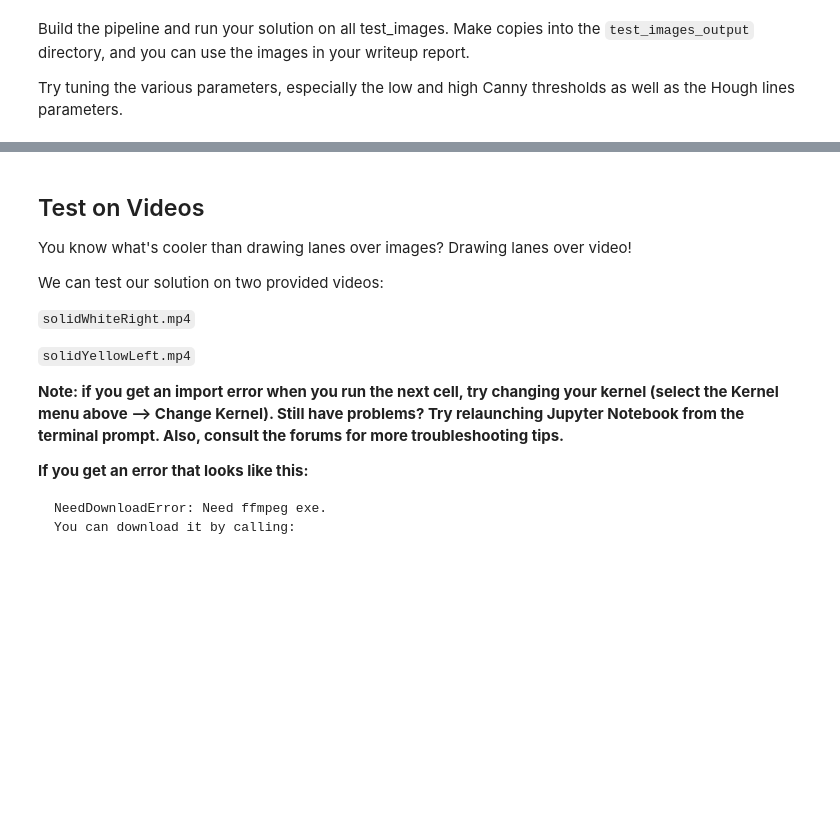
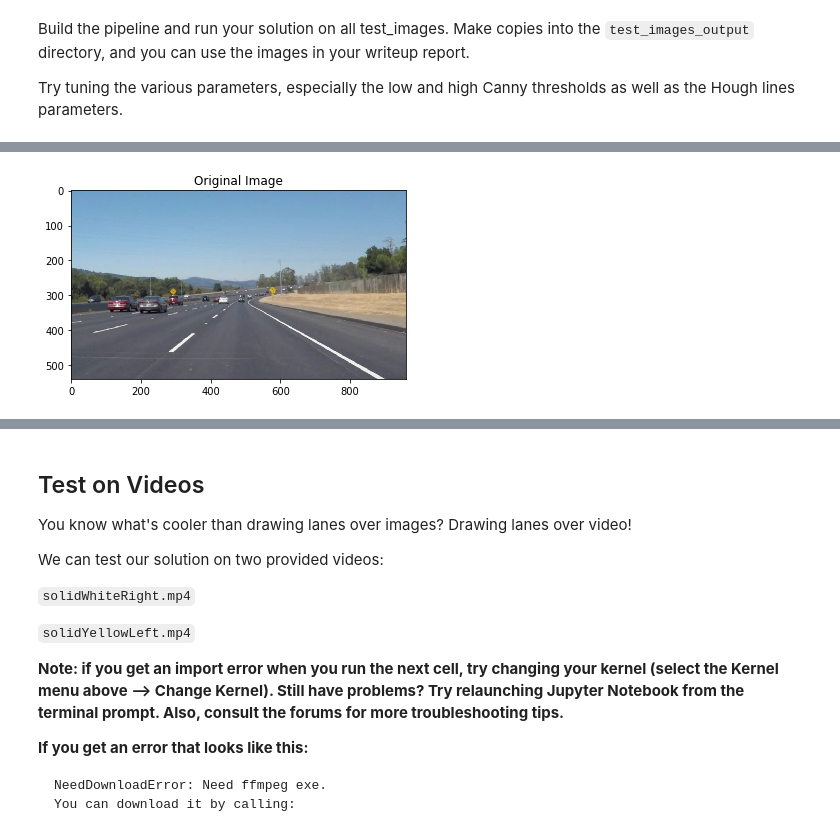
Before and after one commit to Quartzing/CarND-LaneLines-P1, a Jupyter notebook: P1.ipynb, the cells around one changed output, grey strips where cells are left out. Drawn from its saved outputs; the diff is of its cells as text; code cells hidden in the pictures; blank space fills up the shorter version.

Commit message:
checked

```diff
--- a/P1.ipynb
+++ b/P1.ipynb
@@ -141,7 +141,15 @@ def draw_lines(img, lines, color=[255, 0, 0], thickness=2):
     If you want to make the lines semi-transparent, think about combining
     this function with the weighted_img() function below
     """
+    def getSlop(line):
+        x1,y1,x2,y2 = line
+
+        slop = (y2-y1)/(x2-x1)
+        return slop
+
     for line in lines:
+        slop = getSlop(line)
+
         for x1,y1,x2,y2 in line:
             cv2.line(img, (x1, y1), (x2, y2), color, thickness)
 
@@ -221,0 +203,86 @@ Try tuning the various parameters, especially the low and high Canny thresholds
+# %%
+# TODO: Build your pipeline that will draw lane lines on the test_images
+# then save them to the test_images directory.
+# create output dir
+# output dir name
+output_dir = 'test_images_output'
+# check if dir exist
+# if no then create
+try:
+    os.mkdir(output_dir)
+except:
+    print('Output folder ', output_dir, ' exists.')
+
+# fun: open img
+def readImg(filename):
+    return mpimg.imread(filename)
+
+# fun: save img
+def saveImg(path, img):
+    cv2.imwrite(path, img)
+# fun: debug img
+def debugImg(img, debug=False, helpword = ''):
+    if debug:
+        plt.imshow(img)
+        plt.title(helpword)
+        plt.show()
+
+# fun: process one img
+def laneDetect(initial_img, debug=False):
+# change img to grey scale
+
+    img = grayscale(initial_img)
+    m, n = img.shape
+    if debug:
+        print(img.shape)
+    debugImg(initial_img, debug, 'Original Image')
+    debugImg(img, debug, 'grey scale')
+# apply gaussian blur
+    kernel_size = 7
+    img = gaussian_blur(img, kernel_size)
+    debugImg(img, debug, 'Gaussian blur')
+# apply canny edge detection
+    low_threshold = 50
+    high_threshold = 100
+    img = canny(img, low_threshold, high_threshold)
+    debugImg(img, debug, 'Canny edge detection')
+# apply roi
+    vertices = np.array([[[m, 0],
+                         [200, 400],
+                         [200, 500],
+                         [n,m]]], dtype = np.int32)
+    img = region_of_interest(img, vertices)
+    debugImg(img, debug, 'After applying ROI')
+# apply Hough transformation
+    rho = 1
+    theta = np.pi / 180
+    threshold = 50
+    min_line_len = 100
+    max_line_gap = 50
+    lines_img = hough_lines(img, rho, theta, threshold, min_line_len, max_line_gap)
+    debugImg(lines_img, debug, 'Lines from Hough transformation')
+# combine lines and original img
+    img = weighted_img(lines_img, initial_img, α=0.8, β=1., λ=0.)
+    debugImg(img, debug, 'Resulting image')
+# return new img
+    return img
+
+img = readImg('test_images/solidWhiteCurve.jpg')
+img = laneDetect(img, debug = True)
+plt.imshow(img)
+# fun: process one folder
+def laneDetectBatch(src, dst):
+# get file list
+    filelist = os.listdir(src)
+# for each file
+    for filename in filelist:
+# if is image
+# process
+        print('Processing ', filename, '...')
+        filepath = os.path.join(src, filename)
+        img = readImg(filepath)
+        img = laneDetect(img)
+# save results
+        savepath = os.path.join(dst, filename)
+        saveImg(savepath, img)
+# %% [output]
@@ -221,0 +291 @@ Try tuning the various parameters, especially the low and high Canny thresholds
+[figure, added]
```
Also changed, not shown: parts of 3 cells of this notebook.
